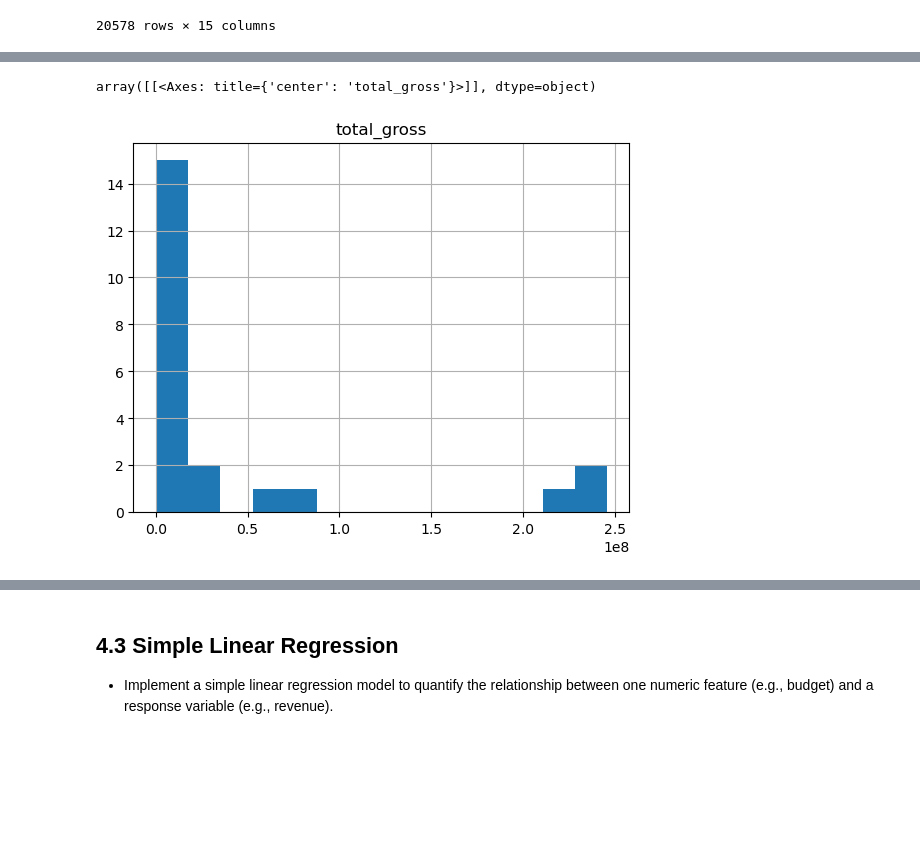
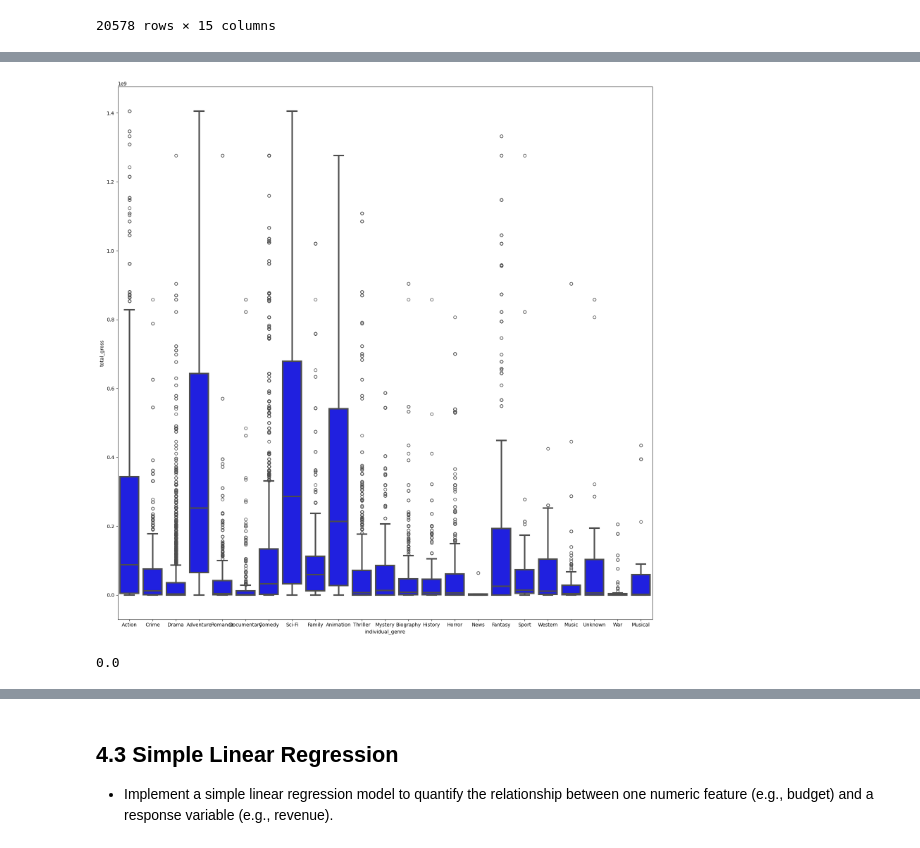
Before and after one commit to quadrillionaiire/SmartStudioRecs, a Jupyter notebook: notebooks/data_analysis_notebook.ipynb, the cells around one changed output, grey strips where cells are left out. Saved outputs shown, nothing was run; the diff lists cells and outputs as text; code cells hidden in the pictures; blank space fills up the shorter version.

```diff
--- a/notebooks/data_analysis_notebook.ipynb
+++ b/notebooks/data_analysis_notebook.ipynb
@@ -61,8 +97,18 @@ gross_by_genre
 | War | 930000.0 |
 | Documentary | 613000.0 |
 | News | 114100.0 |
-# %%
-gross_by_genre.hist(bins="auto")
-# %% [output]
-array([[<Axes: title={'center': 'total_gross'}>]], dtype=object)
-[figure, removed]
+# %%
+fig, ax = plt.subplots(figsize=(16, 16))
+
+sns.boxplot(
+    x="individual_genre",
+    y="total_gross",
+    data=merged_data,
+    ax=ax,
+    color="blue",
+    linewidth=3
+)
+
+plt.tight_layout()
+# %% [output]
+[figure, added]
@@ -68,0 +127,7 @@ array([[<Axes: title={'center': 'total_gross'}>]], dtype=object)
+# %%
+result = stats.f_oneway(*total_gross_data_per_genre.values())
+f_stat, p_value = result
+
+p_value
+# %% [output]
+0.0
```
Also changed, not shown: parts of 6 cells of this notebook, 2 other files.
